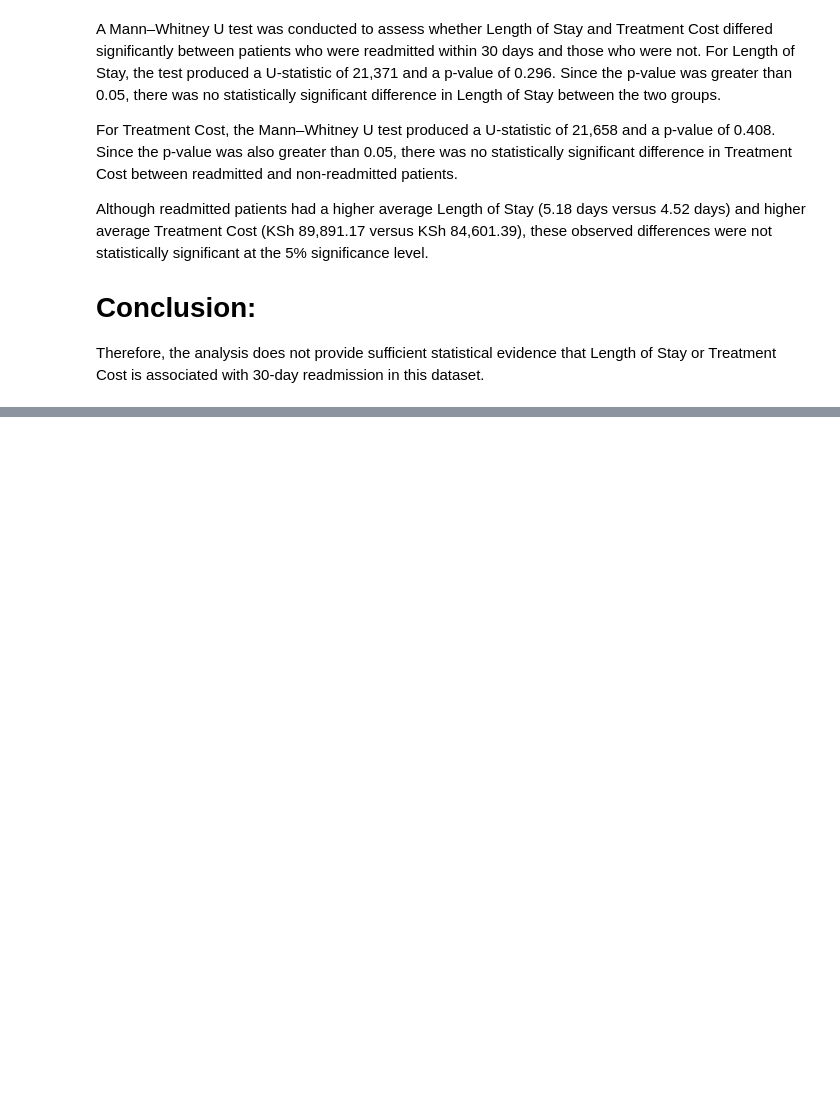
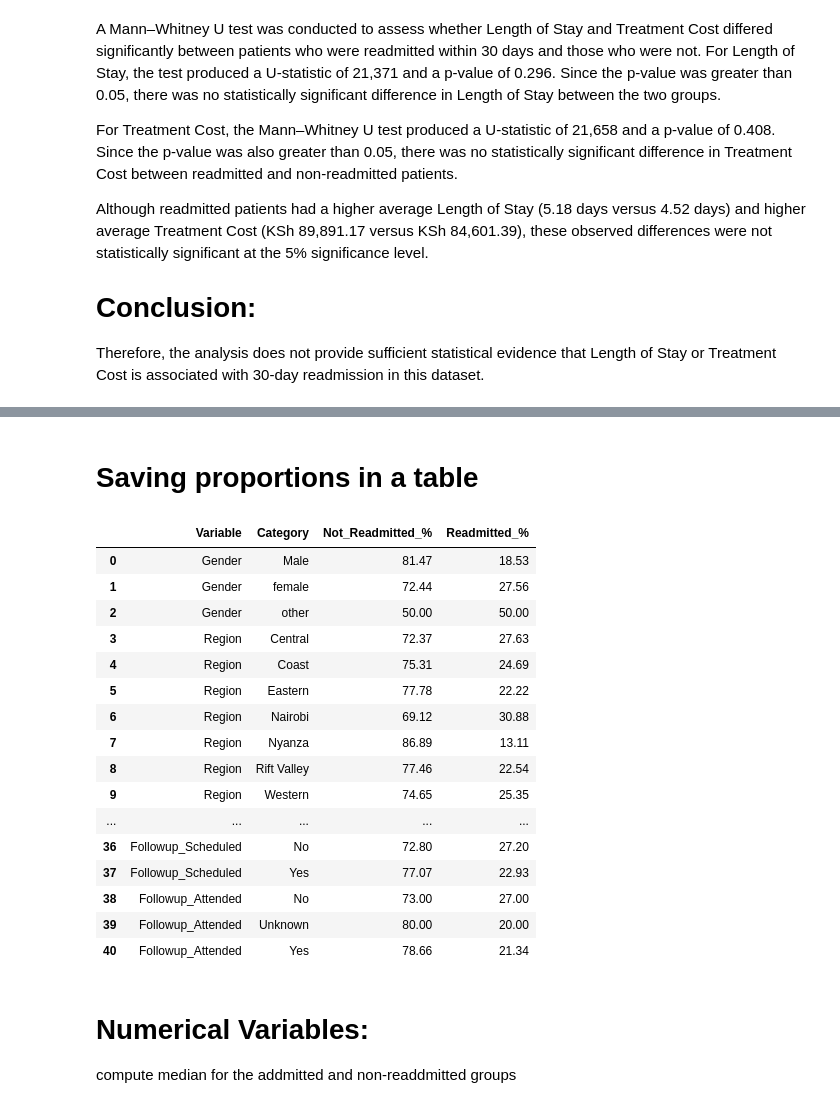
Before and after one commit to Clinton-Analyst/Healthcare_patient_readmission_risk_analysis_and-_predictive_modelling, a Jupyter notebook: scripts/StatisticalAnalysis.ipynb, the cells around one changed output, grey strips where cells are left out. Cells and saved outputs as stored; diff of their text form; code cells hidden in the pictures; blank space fills up the shorter version.

```diff
--- a/scripts/StatisticalAnalysis.ipynb
+++ b/scripts/StatisticalAnalysis.ipynb
@@ -279,0 +521,21 @@ ShapiroResult(statistic=np.float64(0.8842520535085757), pvalue=np.float64(3.3279
+# %%
+# Running it for all categorical variables
+categorical_vars = [
+    'Gender',
+    'Region',
+    'Insurance_Type',
+    'Admission_Type',
+    'Hospital_Department',
+    'Diabetes',
+    'Hypertension',
+    'Heart_Disease',
+    'Discharge_Type',
+    'Followup_Scheduled',
+    'Followup_Attended'
+]
+
+for variable in categorical_vars:
+    calculate_readmission_proportions(
+        clean_data,
+        variable
+    )
@@ -279,0 +560,46 @@ ShapiroResult(statistic=np.float64(0.8842520535085757), pvalue=np.float64(3.3279
+# %% [markdown]
+# Saving proportions in a table
+# %%
+proportion_results = []
+
+for variable in categorical_vars:
+
+    table = pd.crosstab(
+        clean_data[variable],
+        clean_data['Readmitted_30_Days'],
+        normalize='index'
+    ) * 100
+
+    for category in table.index:
+
+        proportion_results.append({
+            'Variable': variable,
+            'Category': category,
+            'Not_Readmitted_%': table.loc[category].get('No', 0),
+            'Readmitted_%': table.loc[category].get('Yes', 0)
+        })
+
+proportion_df = pd.DataFrame(proportion_results)
+
+proportion_df.round(2)
+# %% [output]
+|  | Variable | Category | Not_Readmitted_% | Readmitted_% |
+| 0 | Gender | Male | 81.47 | 18.53 |
+| 1 | Gender | female | 72.44 | 27.56 |
+| 2 | Gender | other | 50.00 | 50.00 |
+| 3 | Region | Central | 72.37 | 27.63 |
+| 4 | Region | Coast | 75.31 | 24.69 |
+| 5 | Region | Eastern | 77.78 | 22.22 |
+| 6 | Region | Nairobi | 69.12 | 30.88 |
+| 7 | Region | Nyanza | 86.89 | 13.11 |
+| 8 | Region | Rift Valley | 77.46 | 22.54 |
+| 9 | Region | Western | 74.65 | 25.35 |
+| ... | ... | ... | ... | ... |
+| 36 | Followup_Scheduled | No | 72.80 | 27.20 |
+| 37 | Followup_Scheduled | Yes | 77.07 | 22.93 |
+| 38 | Followup_Attended | No | 73.00 | 27.00 |
+| 39 | Followup_Attended | Unknown | 80.00 | 20.00 |
+| 40 | Followup_Attended | Yes | 78.66 | 21.34 |
+# %% [markdown]
+# Numerical Variables:
+compute median for the addmitted and non-readdmitted groups
```
Also changed, not shown: parts of 22 cells of this notebook, 8 other files.
